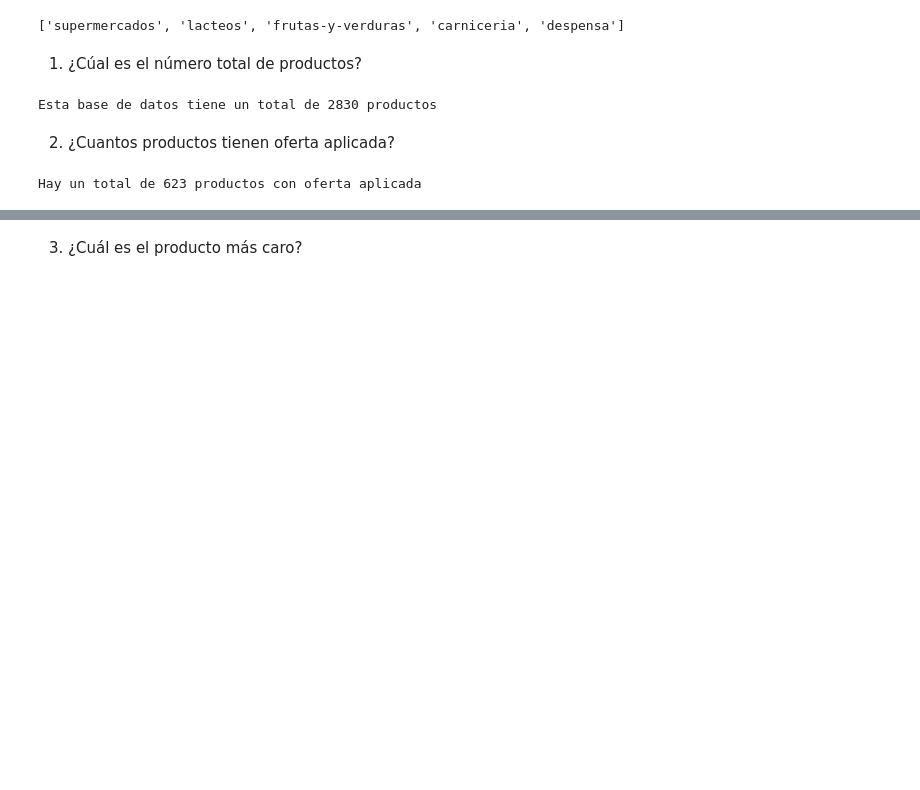
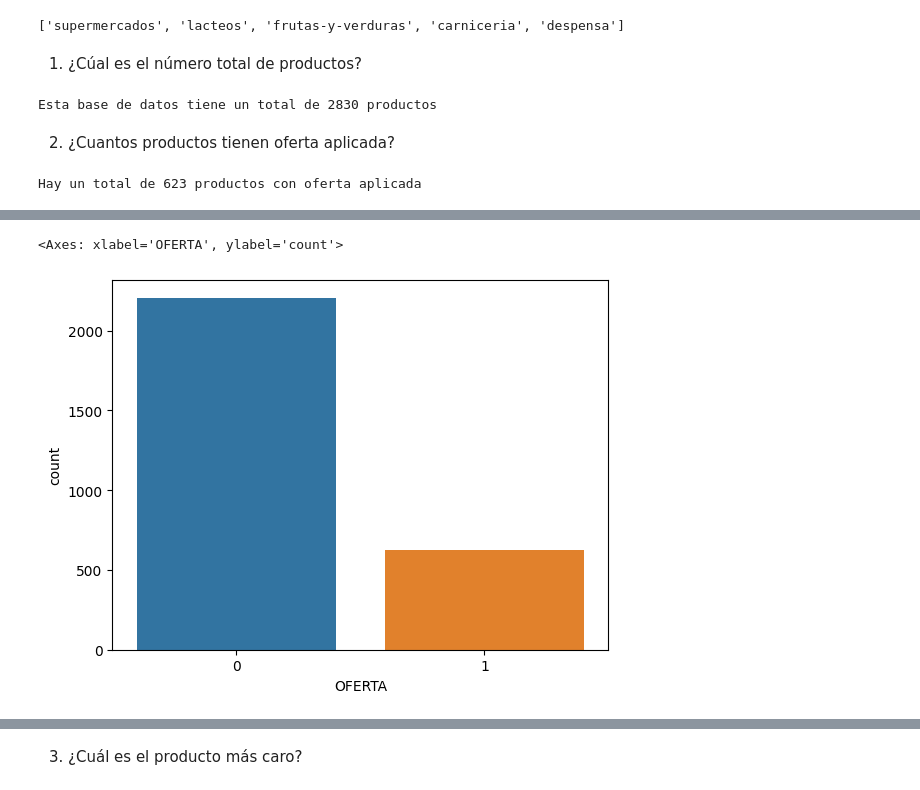
Before and after one commit to Bubu52/AMACOR_SUPERMARKET, a Jupyter notebook: Pry_AMACOR v.1.1.ipynb, the cells around one changed output, grey strips where cells are left out. Drawn from its saved outputs; the diff is of its cells as text; code cells hidden in the pictures; blank space fills up the shorter version.

```diff
--- a/Pry_AMACOR v.1.1.ipynb
+++ b/Pry_AMACOR v.1.1.ipynb
@@ -176,0 +171,5 @@ Name: OFERTA, Length: 2750, dtype: int64
+# %%
+sns.countplot(x=df['OFERTA'] ,data = df)
+# %% [output]
+<Axes: xlabel='OFERTA', ylabel='count'>
+[figure, added]
```
Also changed, not shown: parts of 19 cells of this notebook.
